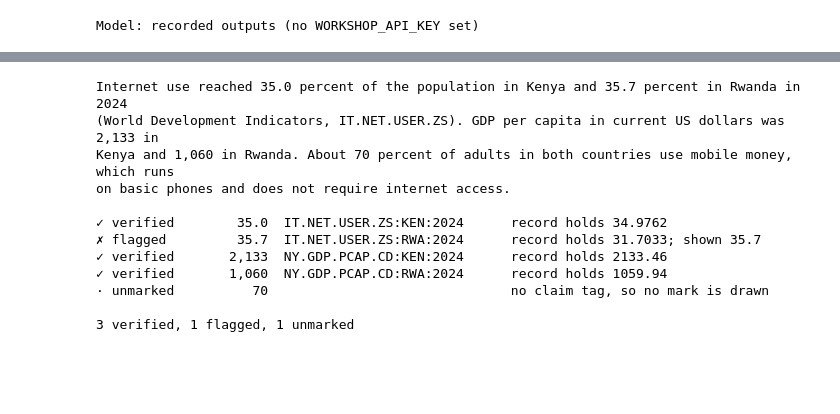
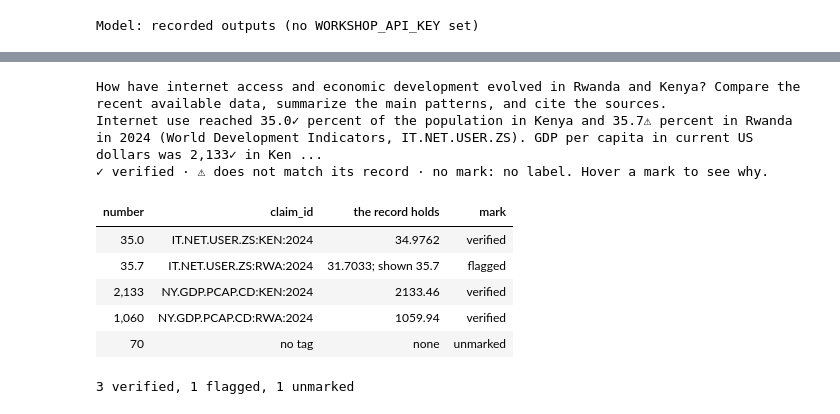
Before and after one commit to worldbank/ai4data, a Jupyter notebook: training/session-01-building-ai-applications/notebooks/06-verification-and-evaluation.ipynb, the cells around one changed output, grey strips where cells are left out. Drawn from its saved outputs; the diff is of its cells as text; code cells hidden in the pictures; blank space fills up the shorter version.

```diff
--- a/training/session-01-building-ai-applications/notebooks/06-verification-and-evaluation.ipynb
+++ b/training/session-01-building-ai-applications/notebooks/06-verification-and-evaluation.ipynb
@@ -108,19 +134,16 @@ The planted problem. One tagged figure has been altered, and one figure has no t
 # %%
 w.use("nb06_claims_error")
-reply = model.invoke([SystemMessage(content=INSTRUCTIONS_CLAIMS), HumanMessage(content="DATA:\n" + json.dumps(results) + "\n\nQUESTION: " + w.MAIN_QUESTION)])
-w.show(w.strip_claims(reply.content))
-print()
-w.print_checks(w.verify(reply.content, observations))
+flawed = model.invoke([SystemMessage(content=INSTRUCTIONS_CLAIMS), HumanMessage(content="DATA:\n" + json.dumps(results) + "\n\nQUESTION: " + w.MAIN_QUESTION)])
+w.show_chat(w.MAIN_QUESTION, flawed.content, observations, results)
+w.show_checks(w.verify(flawed.content, observations))
 # %% [output]
-Internet use reached 35.0 percent of the population in Kenya and 35.7 percent in Rwanda in 2024
-(World Development Indicators, IT.NET.USER.ZS). GDP per capita in current US dollars was 2,133 in
-Kenya and 1,060 in Rwanda. About 70 percent of adults in both countries use mobile money, which runs
-on basic phones and does not require internet access.
-
-✓ verified        35.0  IT.NET.USER.ZS:KEN:2024      record holds 34.9762
-✗ flagged         35.7  IT.NET.USER.ZS:RWA:2024      record holds 31.7033; shown 35.7
-✓ verified       2,133  NY.GDP.PCAP.CD:KEN:2024      record holds 2133.46
-✓ verified       1,060  NY.GDP.PCAP.CD:RWA:2024      record holds 1059.94
-· unmarked          70                               no claim tag, so no mark is drawn
-
-3 verified, 1 flagged, 1 unmarked
+How have internet access and economic development evolved in Rwanda and Kenya? Compare the recent available data, summarize the main patterns, and cite the sources.
+Internet use reached 35.0✓ percent of the population in Kenya and 35.7⚠ percent in Rwanda in 2024 (World Development Indicators, IT.NET.USER.ZS). GDP per capita in current US dollars was 2,133✓ in Ken ...
+✓ verified · ⚠ does not match its record · no mark: no label. Hover a mark to see why.
+| number | claim_id | the record holds | mark |
+| 35.0 | IT.NET.USER.ZS:KEN:2024 | 34.9762 | verified |
+| 35.7 | IT.NET.USER.ZS:RWA:2024 | 31.7033; shown 35.7 | flagged |
+| 2,133 | NY.GDP.PCAP.CD:KEN:2024 | 2133.46 | verified |
+| 1,060 | NY.GDP.PCAP.CD:RWA:2024 | 1059.94 | verified |
+| 70 | no tag | none | unmarked |
+3 verified, 1 flagged, 1 unmarked
```
Also changed, not shown: parts of 18 cells of this notebook, 14 other files.
